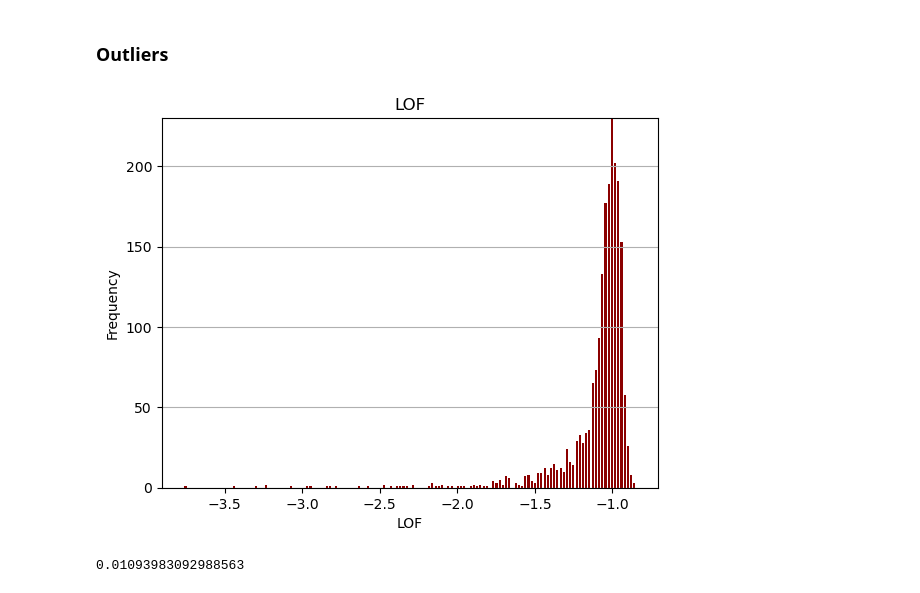
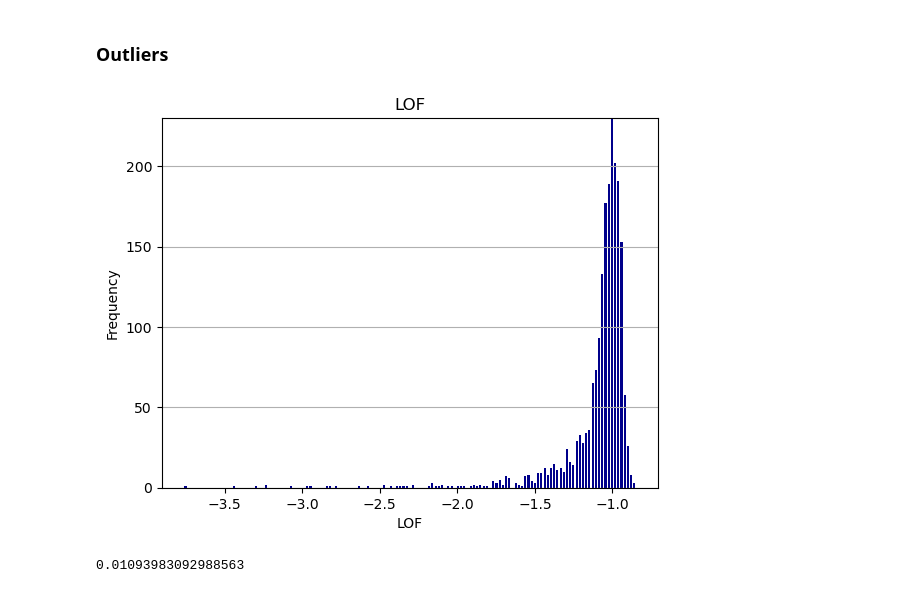
Before and after one commit to pedrozavalat/WaterSafeProject, a Jupyter notebook: clustering/clusteringWaterSafe_DBSCAN_OPTICS.ipynb, the cells around one changed output. Drawn from its saved outputs; the diff is of its cells as text; code cells hidden in the pictures.

```diff
--- a/clustering/clusteringWaterSafe_DBSCAN_OPTICS.ipynb
+++ b/clustering/clusteringWaterSafe_DBSCAN_OPTICS.ipynb
@@ -260,17 +267,17 @@ scores = lof.negative_outlier_factor_
 # %%
 def plot_hist(X: pd.DataFrame, title: str) -> None:
     """ Funcion que genera un grafico de los valores de LOF del dataset """
-    x, bins, patches = plt.hist(x=X, bins='auto', rwidth=0.65, color='darkred')
+    x, bins, patches = plt.hist(x=X, bins='auto', rwidth=0.65, color='darkblue')
     plt.grid(axis='y')
     plt.xlabel('LOF')
     plt.ylabel('Frequency')
     plt.title(title)
     maxfreq = x.max()
     plt.ylim(ymax=np.ceil(maxfreq))
 
 plot_hist(scores, 'LOF')
 # %% [output]
-[figure, old version]
+[figure, new version]
 # %%
 # Dado el grafico anterior, diremos que un umbral de corte sera aproximadamente -1.85
 def lof_threshold(v: float, scores: np.ndarray) -> float:
```
Also changed, not shown: parts of 18 cells of this notebook, 1 other file.
